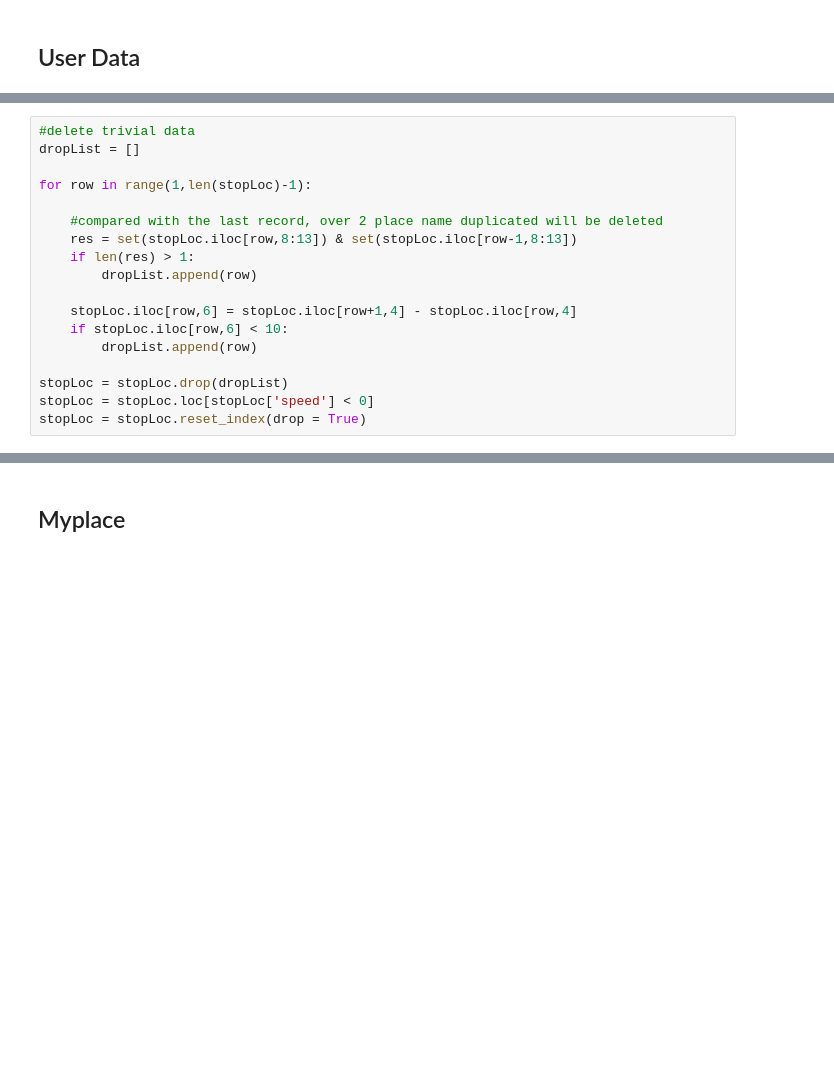
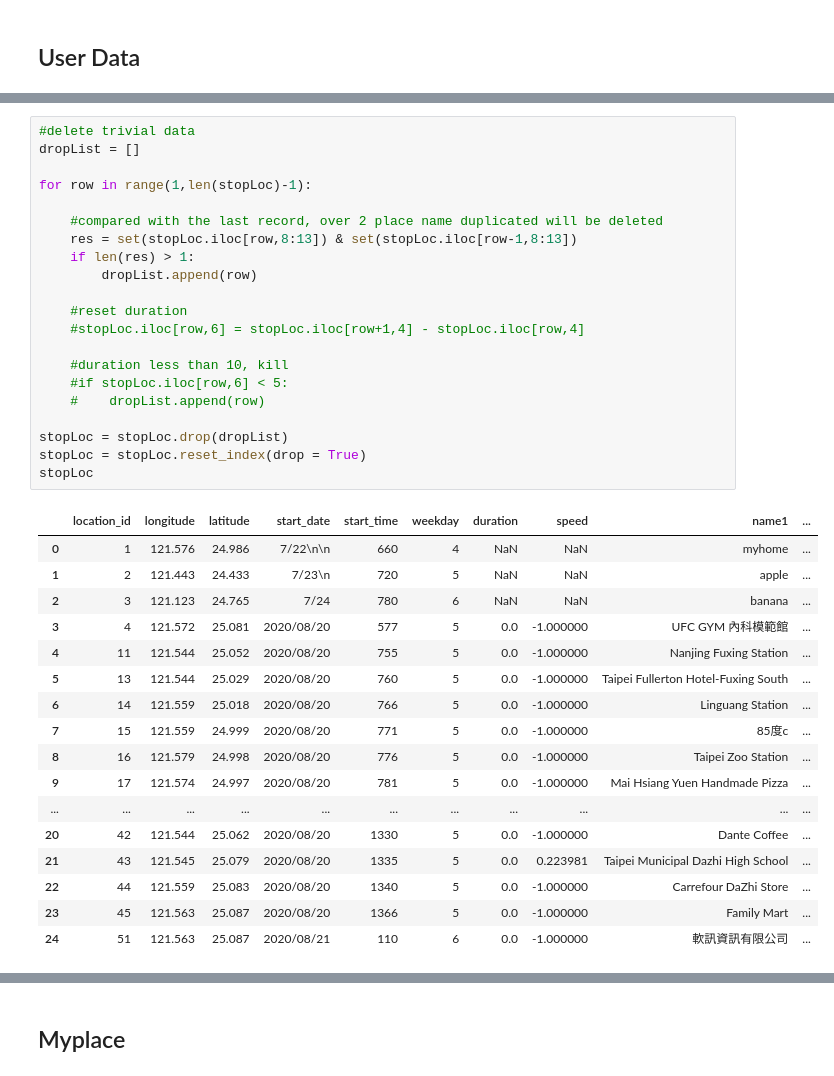
Before and after one commit to yuchieh0130/chchboss, a Jupyter notebook: CategoryPrediction_RandomForest.ipynb, the cells around one changed output, grey strips where cells are left out. Drawn from its saved outputs; the diff is of its cells as text; blank space fills up the shorter version.

```diff
--- a/CategoryPrediction_RandomForest.ipynb
+++ b/CategoryPrediction_RandomForest.ipynb
@@ -181,21 +192,42 @@ stopLoc.head()
 # %%
 #delete trivial data
 dropList = []
 
 for row in range(1,len(stopLoc)-1):
 
     #compared with the last record, over 2 place name duplicated will be deleted
     res = set(stopLoc.iloc[row,8:13]) & set(stopLoc.iloc[row-1,8:13])
     if len(res) > 1:
         dropList.append(row)
 
-    stopLoc.iloc[row,6] = stopLoc.iloc[row+1,4] - stopLoc.iloc[row,4]
-    if stopLoc.iloc[row,6] < 10:
-        dropList.append(row)
+    #reset duration
+    #stopLoc.iloc[row,6] = stopLoc.iloc[row+1,4] - stopLoc.iloc[row,4]
+
+    #duration less than 10, kill
+    #if stopLoc.iloc[row,6] < 5:
+    #    dropList.append(row)
 
 stopLoc = stopLoc.drop(dropList)
-stopLoc = stopLoc.loc[stopLoc['speed'] < 0]
 stopLoc = stopLoc.reset_index(drop = True)
+stopLoc
+# %% [output]
+|  | location_id | longitude | latitude | start_date | start_time | weekday | duration | speed | name1 | ... |
+| 0 | 1 | 121.576 | 24.986 | 7/22\n\n | 660 | 4 | NaN | NaN | myhome | ... |
+| 1 | 2 | 121.443 | 24.433 | 7/23\n | 720 | 5 | NaN | NaN | apple | ... |
+| 2 | 3 | 121.123 | 24.765 | 7/24 | 780 | 6 | NaN | NaN | banana | ... |
+| 3 | 4 | 121.572 | 25.081 | 2020/08/20 | 577 | 5 | 0.0 | -1.000000 | UFC GYM 內科模範館 | ... |
+| 4 | 11 | 121.544 | 25.052 | 2020/08/20 | 755 | 5 | 0.0 | -1.000000 | Nanjing Fuxing Station | ... |
+| 5 | 13 | 121.544 | 25.029 | 2020/08/20 | 760 | 5 | 0.0 | -1.000000 | Taipei Fullerton Hotel-Fuxing South | ... |
+| 6 | 14 | 121.559 | 25.018 | 2020/08/20 | 766 | 5 | 0.0 | -1.000000 | Linguang Station | ... |
+| 7 | 15 | 121.559 | 24.999 | 2020/08/20 | 771 | 5 | 0.0 | -1.000000 | 85度c | ... |
+| 8 | 16 | 121.579 | 24.998 | 2020/08/20 | 776 | 5 | 0.0 | -1.000000 | Taipei Zoo Station | ... |
+| 9 | 17 | 121.574 | 24.997 | 2020/08/20 | 781 | 5 | 0.0 | -1.000000 | Mai Hsiang Yuen Handmade Pizza | ... |
+| ... | ... | ... | ... | ... | ... | ... | ... | ... | ... | ... |
+| 20 | 42 | 121.544 | 25.062 | 2020/08/20 | 1330 | 5 | 0.0 | -1.000000 | Dante Coffee | ... |
+| 21 | 43 | 121.545 | 25.079 | 2020/08/20 | 1335 | 5 | 0.0 | 0.223981 | Taipei Municipal Dazhi High School | ... |
+| 22 | 44 | 121.559 | 25.083 | 2020/08/20 | 1340 | 5 | 0.0 | -1.000000 | Carrefour DaZhi Store | ... |
+| 23 | 45 | 121.563 | 25.087 | 2020/08/20 | 1366 | 5 | 0.0 | -1.000000 | Family Mart | ... |
+| 24 | 51 | 121.563 | 25.087 | 2020/08/21 | 110 | 6 | 0.0 | -1.000000 | 軟訊資訊有限公司 | ... |
 # %%
 #calculate duration
 dropList = []
```
Also changed, not shown: parts of 3 cells of this notebook, 3 other files.
